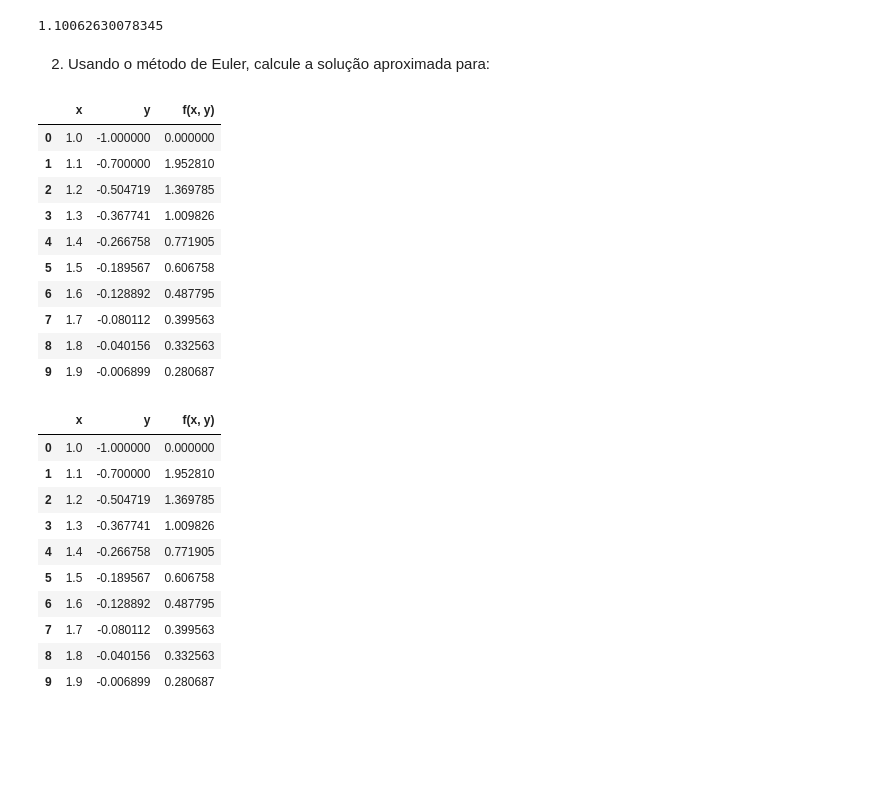
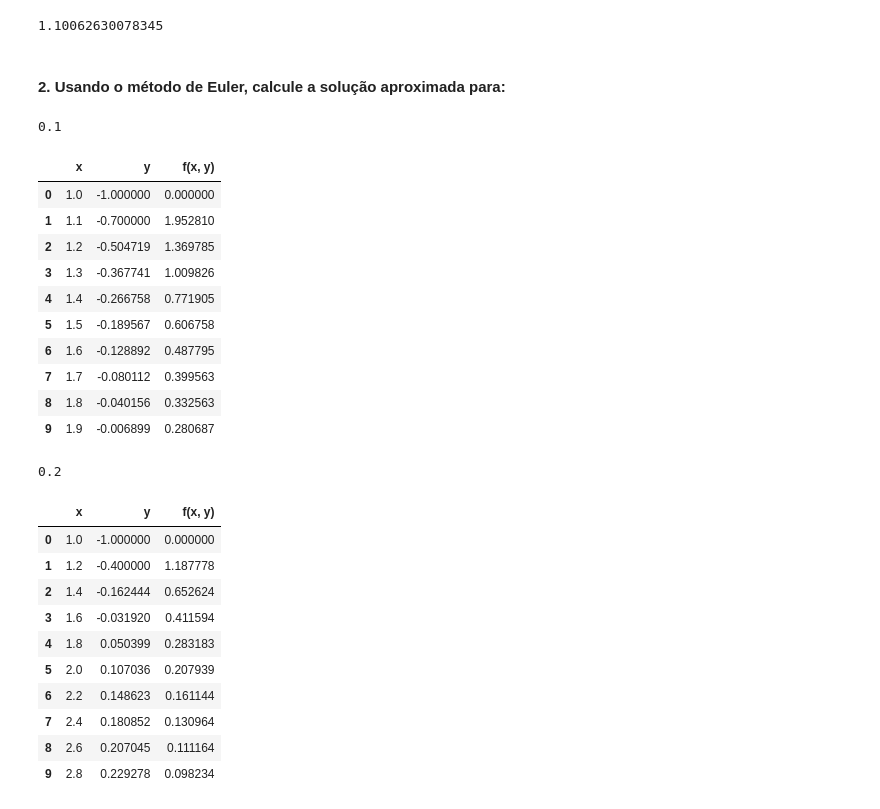
Before and after one commit to carloscalage/calculo_numerico, a Jupyter notebook: integracao.ipynb, the cells around one changed output. Cells and saved outputs as stored; diff of their text form; code cells hidden in the pictures; blank space fills up the shorter version.

```diff
--- a/integracao.ipynb
+++ b/integracao.ipynb
@@ -130,10 +148,12 @@ err_rel(quest_a[0], quest_c)
 # %% [output]
 1.10062630078345
 # %% [markdown]
-2. Usando o método de Euler, calcule a solução aproximada para:
+#### 2. Usando o método de Euler, calcule a solução aproximada para:
 # %%
-euler(1, 2, -1, 10, 0.1, lambda x, y : 1 / x**2 - (y / x - y ** 2))
+e_01 = euler(1, 2, -1, 10, 0.1, lambda x, y : 1 / x**2 - (y / x - y ** 2))
+e_01
 # %% [output]
+0.1
 |  | x | y | f(x, y) |
 | 0 | 1.0 | -1.000000 | 0.000000 |
 | 1 | 1.1 | -0.700000 | 1.952810 |
@@ -146,16 +166,18 @@ euler(1, 2, -1, 10, 0.1, lambda x, y : 1 / x**2 - (y / x - y ** 2))
 | 8 | 1.8 | -0.040156 | 0.332563 |
 | 9 | 1.9 | -0.006899 | 0.280687 |
 # %%
-euler(1, 2, -1, 10, 0.2, lambda x, y : 1 / x**2 - (y / x - y ** 2))
+e_02 = euler(1, 2, -1, 10, 0.2, lambda x, y : 1 / x**2 - (y / x - y ** 2))
+e_02
 # %% [output]
+0.2
 |  | x | y | f(x, y) |
 | 0 | 1.0 | -1.000000 | 0.000000 |
-| 1 | 1.1 | -0.700000 | 1.952810 |
-| 2 | 1.2 | -0.504719 | 1.369785 |
-| 3 | 1.3 | -0.367741 | 1.009826 |
-| 4 | 1.4 | -0.266758 | 0.771905 |
-| 5 | 1.5 | -0.189567 | 0.606758 |
-| 6 | 1.6 | -0.128892 | 0.487795 |
-| 7 | 1.7 | -0.080112 | 0.399563 |
-| 8 | 1.8 | -0.040156 | 0.332563 |
-| 9 | 1.9 | -0.006899 | 0.280687 |
+| 1 | 1.2 | -0.400000 | 1.187778 |
+| 2 | 1.4 | -0.162444 | 0.652624 |
+| 3 | 1.6 | -0.031920 | 0.411594 |
+| 4 | 1.8 | 0.050399 | 0.283183 |
+| 5 | 2.0 | 0.107036 | 0.207939 |
+| 6 | 2.2 | 0.148623 | 0.161144 |
+| 7 | 2.4 | 0.180852 | 0.130964 |
+| 8 | 2.6 | 0.207045 | 0.111164 |
+| 9 | 2.8 | 0.229278 | 0.098234 |
```
Also changed, not shown: parts of 11 cells of this notebook.
